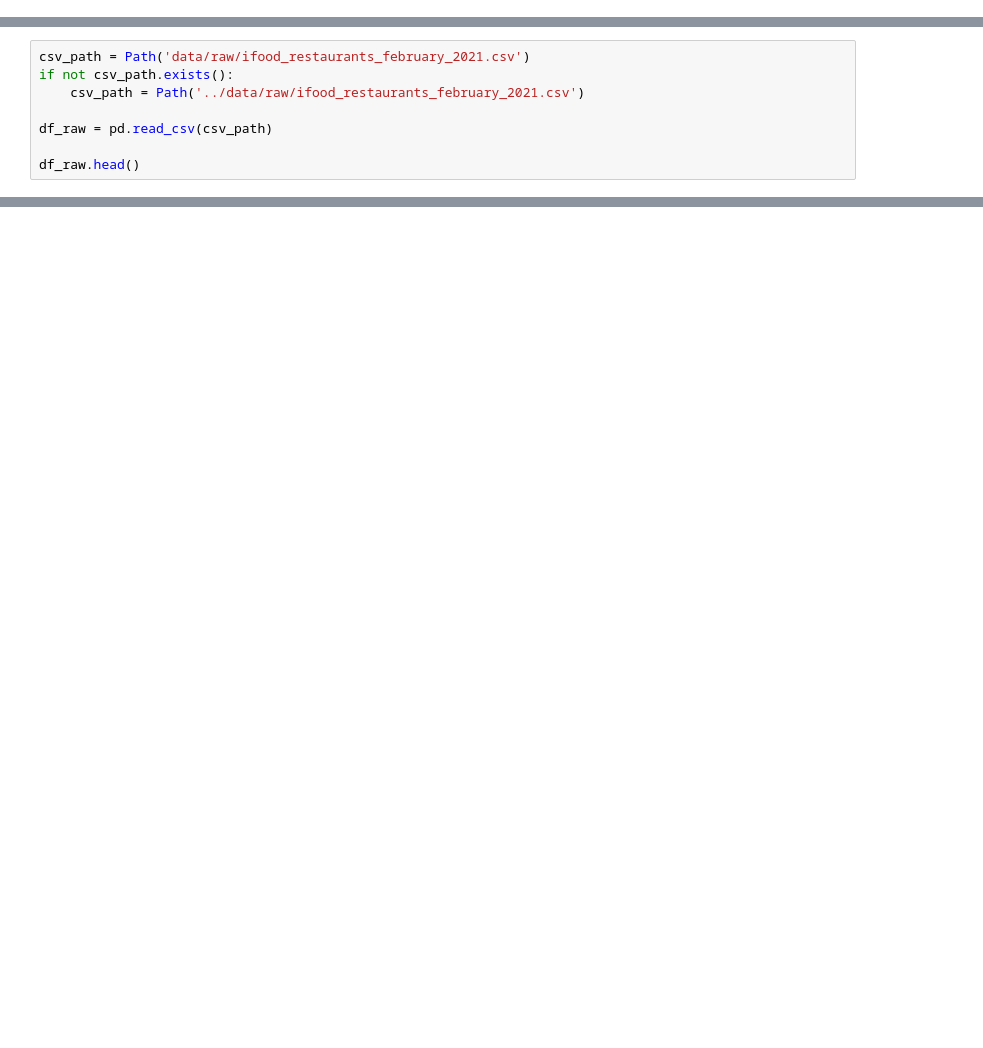
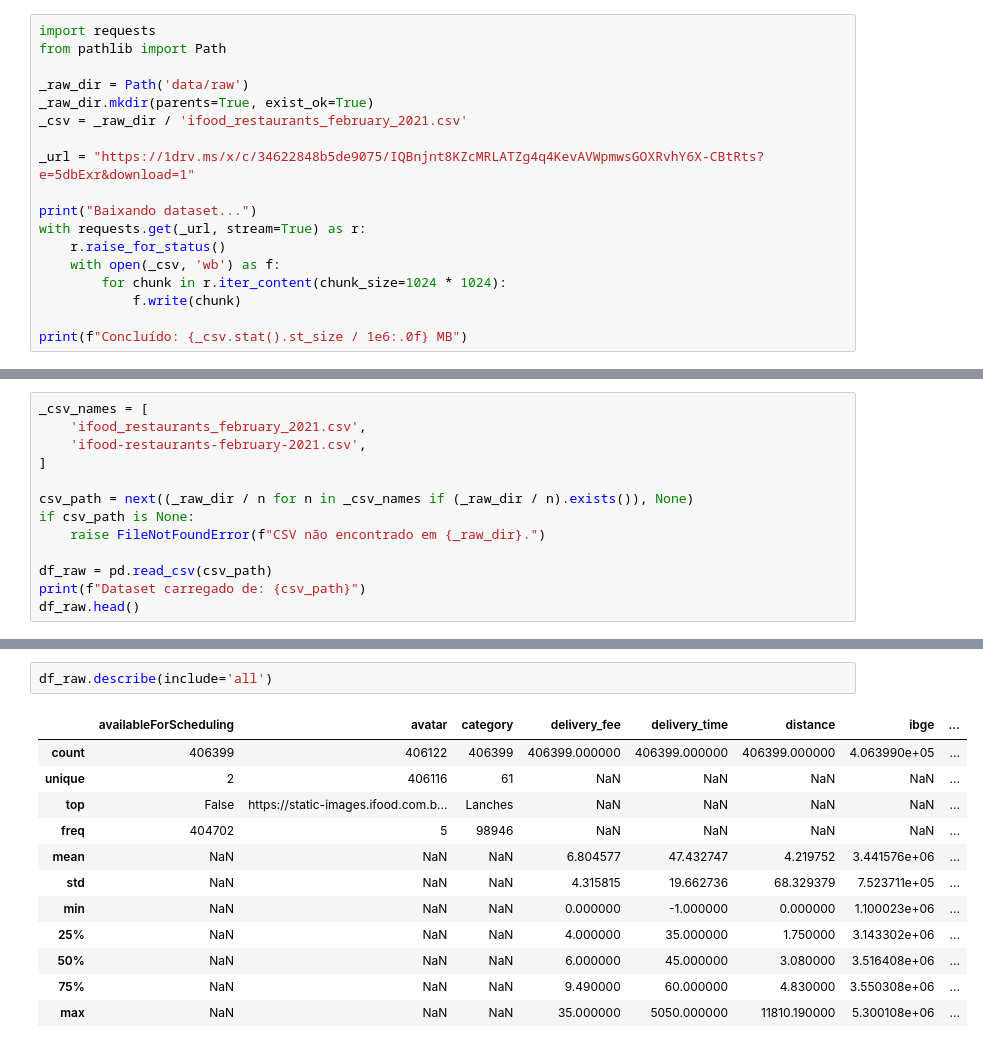
Before and after one commit to Tassara7/cd2-trabalho, a Jupyter notebook: notebooks/pre_processamento.ipynb, the cells around one changed output, grey strips where cells are left out. Cells and saved outputs as stored; diff of their text form; blank space fills up the shorter version.

```diff
--- a/notebooks/pre_processamento.ipynb
+++ b/notebooks/pre_processamento.ipynb
@@ -2,0 +43,18 @@
+# %%
+import requests
+from pathlib import Path
+
+_raw_dir = Path('data/raw')
+_raw_dir.mkdir(parents=True, exist_ok=True)
+_csv = _raw_dir / 'ifood_restaurants_february_2021.csv'
+
+_url = "https://1drv.ms/x/c/34622848b5de9075/IQBnjnt8KZcMRLATZg4q4KevAVWpmwsGOXRvhY6X-CBtRts?e=5dbExr&download=1"
+
+print("Baixando dataset...")
+with requests.get(_url, stream=True) as r:
+    r.raise_for_status()
+    with open(_csv, 'wb') as f:
+        for chunk in r.iter_content(chunk_size=1024 * 1024):
+            f.write(chunk)
+
+print(f"Concluído: {_csv.stat().st_size / 1e6:.0f} MB")
@@ -11,9 +112,14 @@ import scripts.utils as utils
 # %%
-csv_path = Path('data/raw/ifood_restaurants_february_2021.csv')
-if not csv_path.exists():
-    csv_path = Path('../data/raw/ifood_restaurants_february_2021.csv')
+_csv_names = [
+    'ifood_restaurants_february_2021.csv',
+    'ifood-restaurants-february-2021.csv',
+]
+
+csv_path = next((_raw_dir / n for n in _csv_names if (_raw_dir / n).exists()), None)
+if csv_path is None:
+    raise FileNotFoundError(f"CSV não encontrado em {_raw_dir}.")
 
 df_raw = pd.read_csv(csv_path)
-
+print(f"Dataset carregado de: {csv_path}")
 df_raw.head()
 # %% [output]
@@ -25,0 +178,15 @@ df_raw.head()
+# %%
+df_raw.describe(include='all')
+# %% [output]
+|  | availableForScheduling | avatar | category | delivery_fee | delivery_time | distance | ibge | ... |
+| count | 406399 | 406122 | 406399 | 406399.000000 | 406399.000000 | 406399.000000 | 4.063990e+05 | ... |
+| unique | 2 | 406116 | 61 | NaN | NaN | NaN | NaN | ... |
+| top | False | https://static-images.ifood.com.b... | Lanches | NaN | NaN | NaN | NaN | ... |
+| freq | 404702 | 5 | 98946 | NaN | NaN | NaN | NaN | ... |
+| mean | NaN | NaN | NaN | 6.804577 | 47.432747 | 4.219752 | 3.441576e+06 | ... |
+| std | NaN | NaN | NaN | 4.315815 | 19.662736 | 68.329379 | 7.523711e+05 | ... |
+| min | NaN | NaN | NaN | 0.000000 | -1.000000 | 0.000000 | 1.100023e+06 | ... |
+| 25% | NaN | NaN | NaN | 4.000000 | 35.000000 | 1.750000 | 3.143302e+06 | ... |
+| 50% | NaN | NaN | NaN | 6.000000 | 45.000000 | 3.080000 | 3.516408e+06 | ... |
+| 75% | NaN | NaN | NaN | 9.490000 | 60.000000 | 4.830000 | 3.550308e+06 | ... |
+| max | NaN | NaN | NaN | 35.000000 | 5050.000000 | 11810.190000 | 5.300108e+06 | ... |
```
Also changed, not shown: parts of 41 cells of this notebook, 5 other files.
